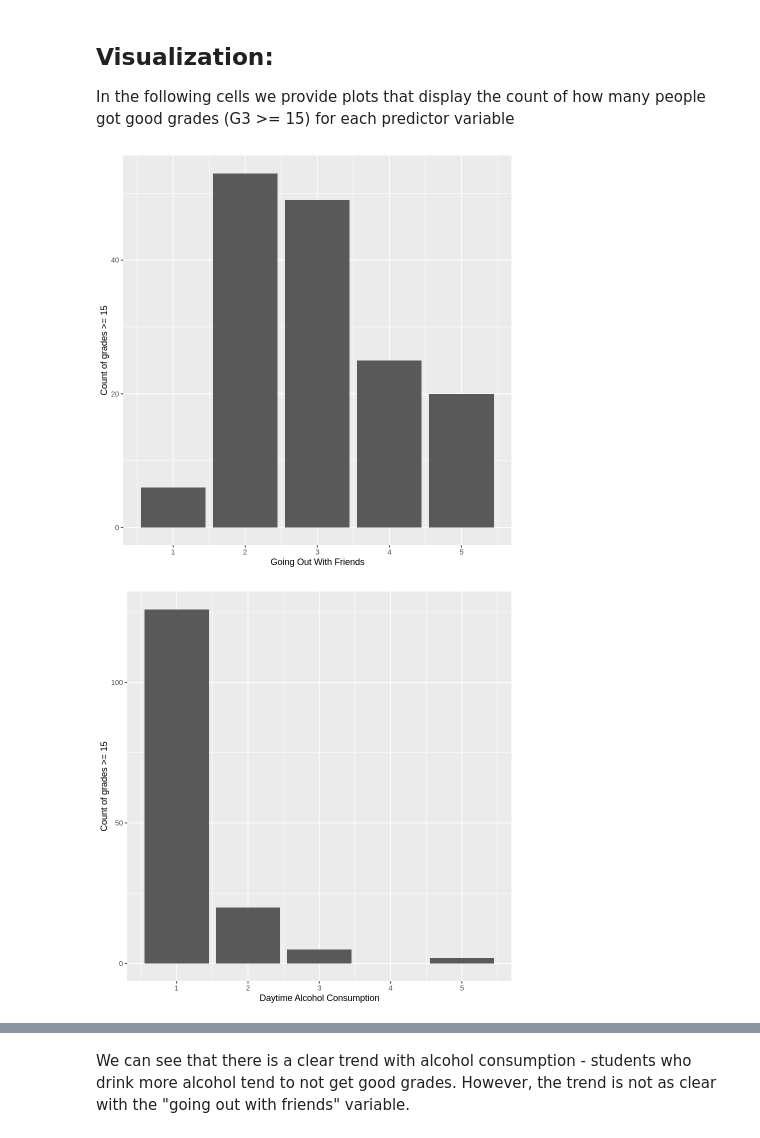
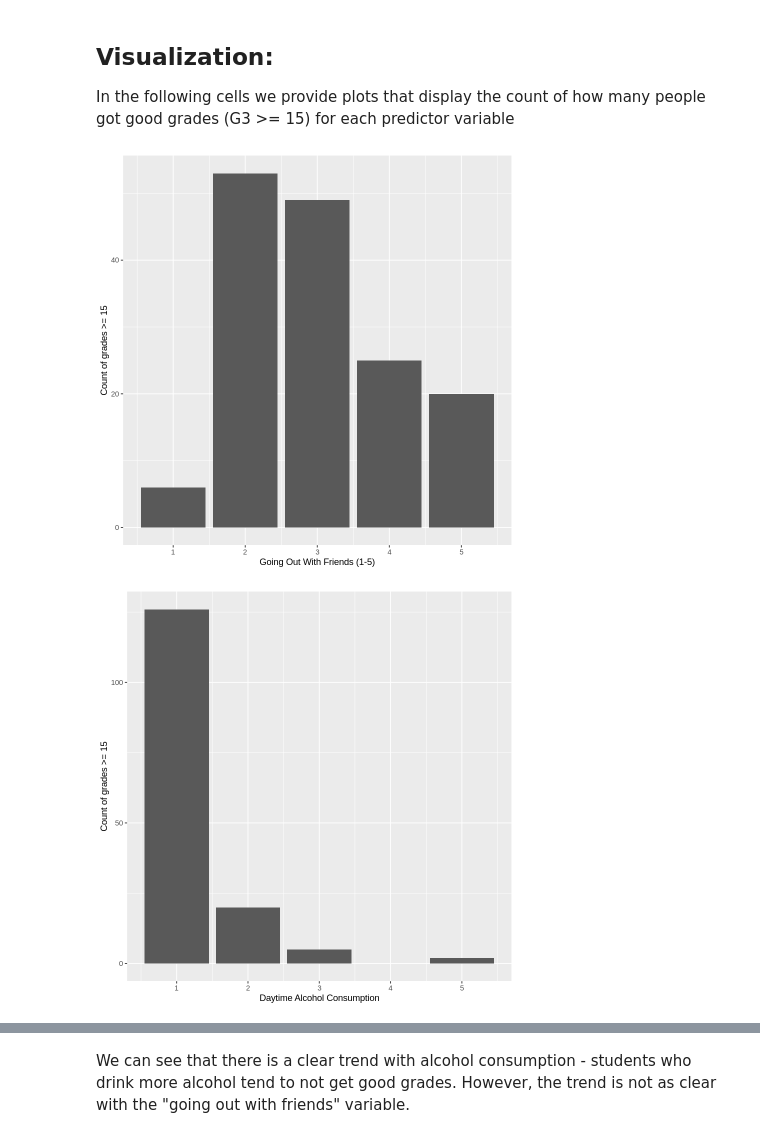
Before and after one commit to eto168/DSCI100_team24_project_proposal, a Jupyter notebook: Test.ipynb, the cells around one changed output, grey strips where cells are left out. Cells and saved outputs as stored; diff of their text form; code cells hidden in the pictures.

```diff
--- a/Test.ipynb
+++ b/Test.ipynb
@@ -176,27 +229,27 @@ In the following cells we provide plots that display the count of how many peopl
 # %%
 goout_viz <- data_train %>%
              filter(G3 >= 15) %>%
              ggplot(aes(x = goout)) +
              geom_bar() +
-             xlab("Going Out With Friends") +
+             xlab("Going Out With Friends (1-5)") +
              ylab("Count of grades >= 15")
 dalc_viz <- data_train %>%
             filter(G3 >= 15) %>%
              ggplot(aes(x = Dalc)) +
              geom_bar() +
              xlab("Daytime Alcohol Consumption") +
              ylab("Count of grades >= 15")
 walc_viz <- data_train %>%
             filter(G3 >= 15) %>%
              ggplot(aes(x = Walc)) +
              geom_bar() +
              xlab("Weekend Alcohol Consumption") +
              ylab("Count of grades >= 15")
 goout_viz
 dalc_viz
 walc_viz
 # %% [output]
-[figure, old version]
+[figure, new version]
 [figure]
 [figure]
 # %% [markdown]
```
Also changed, not shown: parts of 8 cells of this notebook.
